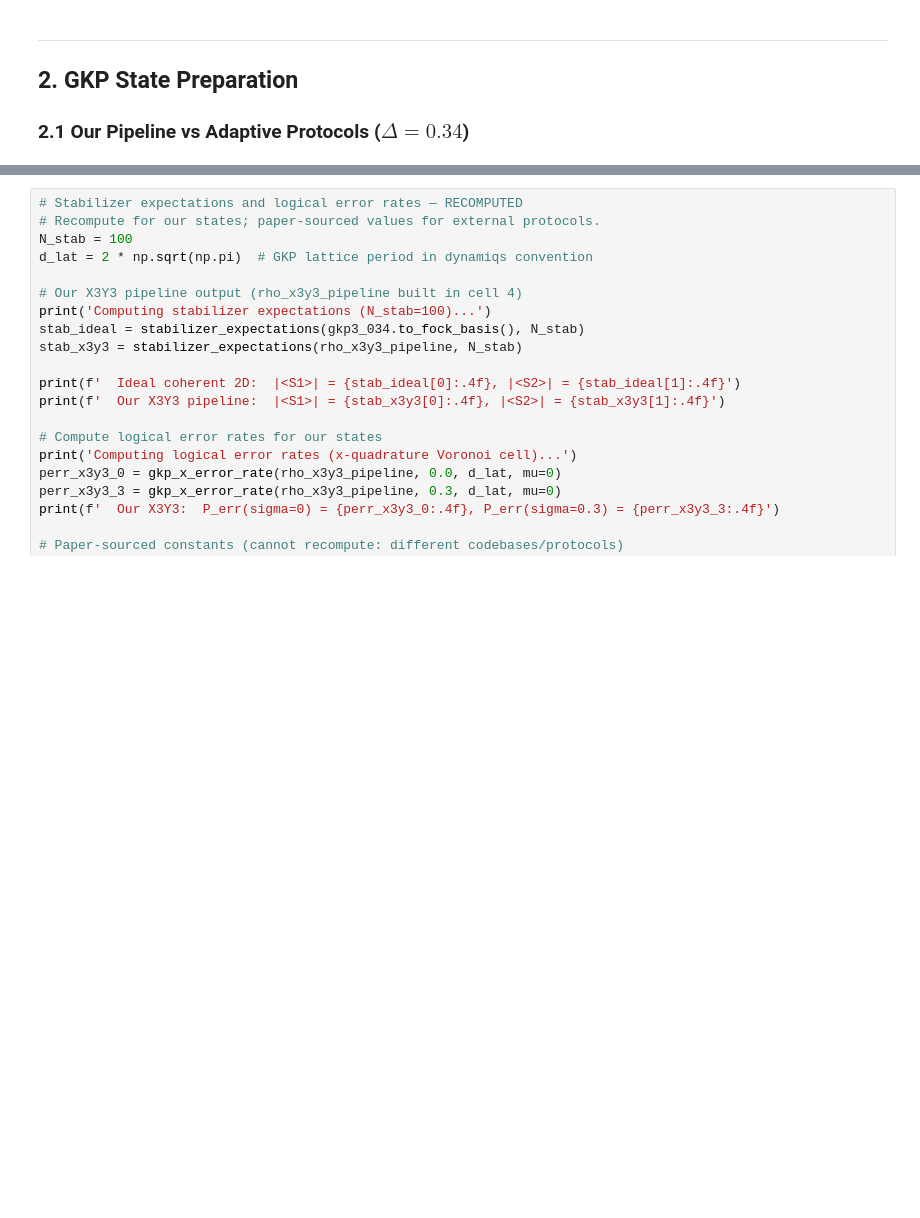
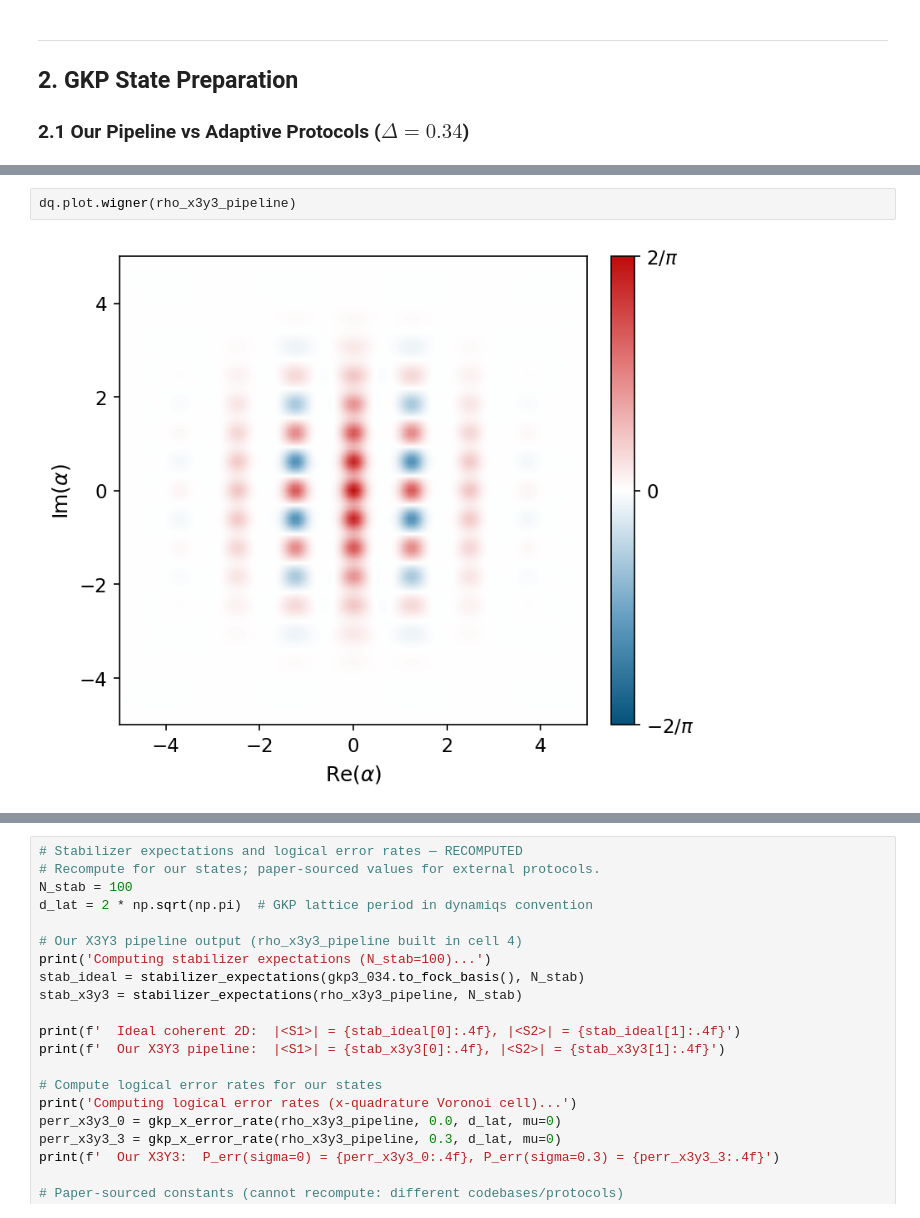
Before and after one commit to connorblake1/coherax, a Jupyter notebook: aggregated_results.ipynb, the cells around one changed output, grey strips where cells are left out. Cells and saved outputs as stored; diff of their text form; blank space fills up the shorter version.

```diff
--- a/aggregated_results.ipynb
+++ b/aggregated_results.ipynb
@@ -449,3 +241,7 @@ SBS (20 rounds)        Adaptive   20       3.40e-03     19.88       (paper)
 
 Key: Our pipeline is 1.7x faster than GCR, 4.1x faster than SBS,
      with comparable error-correcting quality (matched stabilizer expectations).
+# %%
+dq.plot.wigner(rho_x3y3_pipeline)
+# %% [output]
+[figure, added]
```
Also changed, not shown: parts of 21 cells of this notebook, 40 other files.
